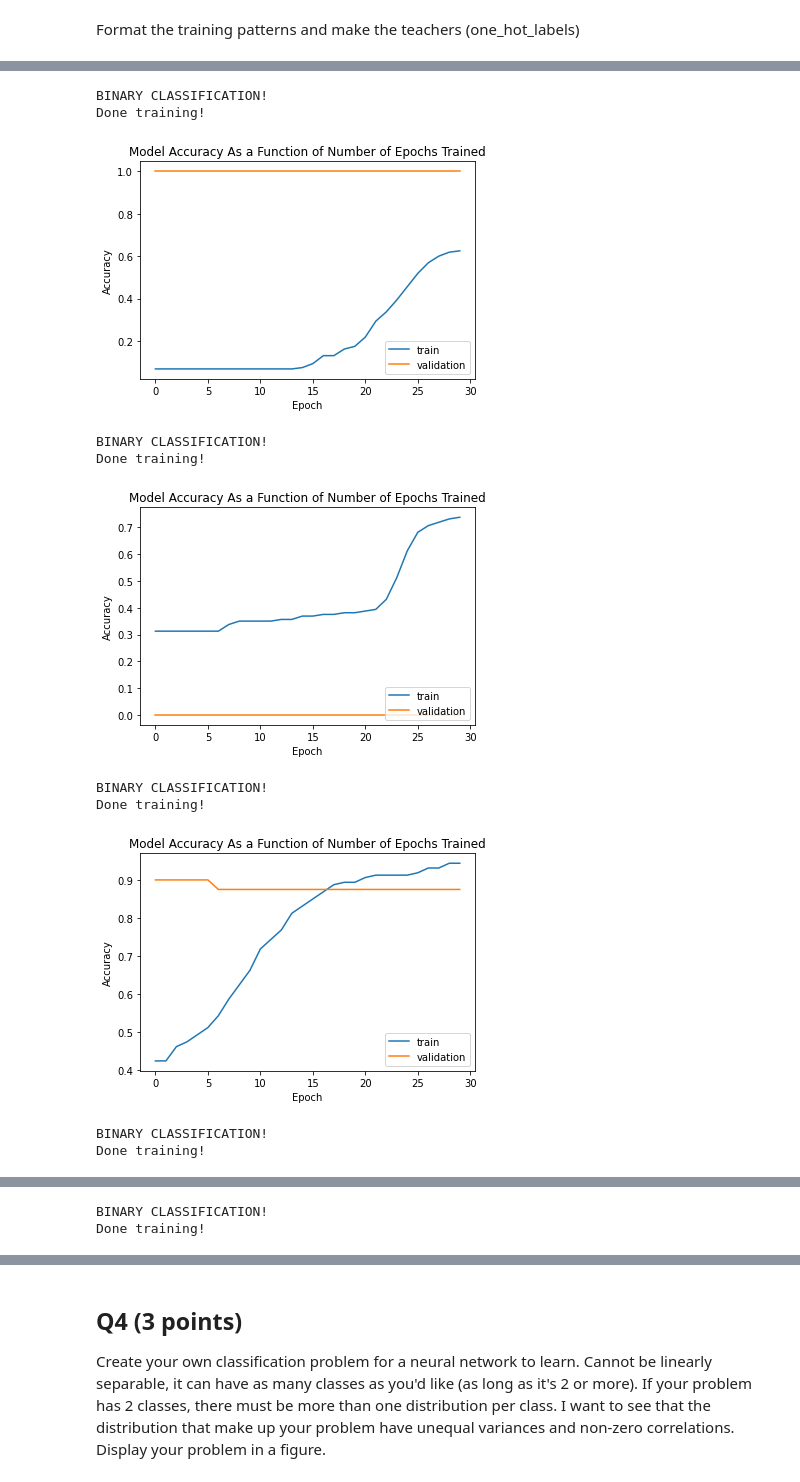
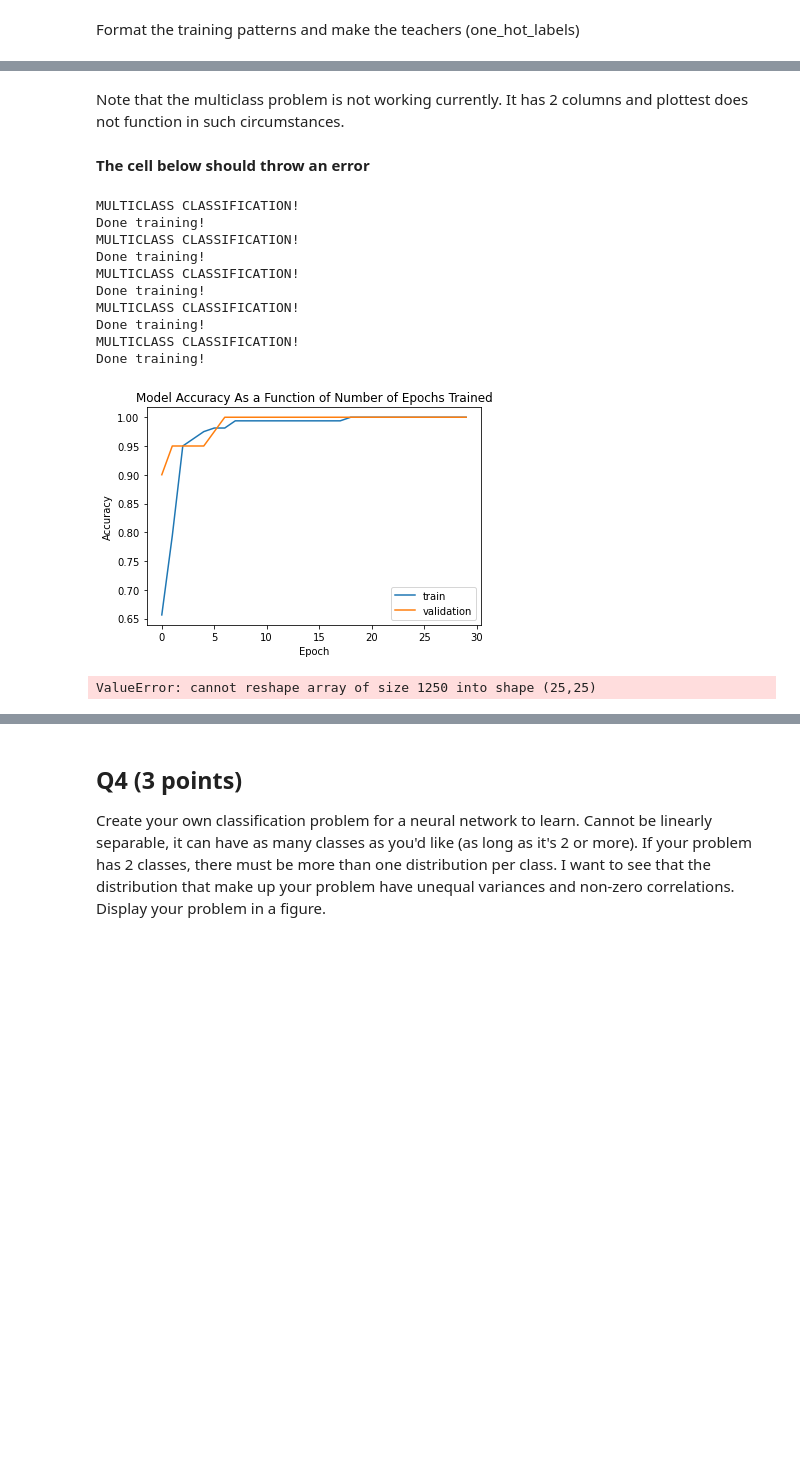
Before and after one commit to kdmalc/CompNeuro, a Jupyter notebook: 06/Homework6_Malcolm.ipynb, the cells around one changed output, grey strips where cells are left out. Cells and saved outputs as stored; diff of their text form; code cells hidden in the pictures; blank space fills up the shorter version.

Commit message:
Working functions

```diff
--- a/06/Homework6_Malcolm.ipynb
+++ b/06/Homework6_Malcolm.ipynb
@@ -355,24 +225,0 @@ plottest(xv, yv, test_labels_onehot_2D, sample0, sample1)
-# %%
-def run_pipeline(node_list=[2,2,1], func_list=['relu'], my_opt='adam', loss_func='sparse_categorical_crossentropy', num_epochs=30, my_batch=40):
-
-    for _ in range(5):
-        network = create_network(node_list, func_list, my_opt, loss_func)
-        history = network.fit(train_array,
-                              train_labels_onehot,
-                              verbose=False,
-                              validation_split=.2,
-                              epochs=num_epochs,
-                              batch_size=my_batch)
-        print('Done training!')
-        plot_model_acc(history)
-
-    out = network.predict(
-       test_pats,
-       batch_size = my_batch,
-       verbose = 0,
-       workers = 1,
-       use_multiprocessing = False)
-
-    plottest(xv, yv, out, sample0, sample1)
-    plottest(xv, yv, test_labels_onehot_2D, sample0, sample1)
-    return network, history, out
@@ -402,14 +322,19 @@ Done training!
+# %% [markdown]
+Note that the multiclass problem is not working currently.  It has 2 columns and plottest does not function in such circumstances. <br>
+<br>
+__The cell below should throw an error__
 # %%
-network, history, out = pipeline4 = run_pipeline(node_list=[2,4,4,1])
+network_pip, history_pip, out_pip_multi = run_pipeline(train_array, train_labels_onehot, node_list=[2,4,4,2])
 # %% [output]
-BINARY CLASSIFICATION!
+MULTICLASS CLASSIFICATION!
 Done training!
+MULTICLASS CLASSIFICATION!
+Done training!
+MULTICLASS CLASSIFICATION!
+Done training!
+MULTICLASS CLASSIFICATION!
+Done training!
+MULTICLASS CLASSIFICATION!
+Done training!
-[figure, old version]
+[figure, new version]
-BINARY CLASSIFICATION!
-Done training!
+ValueError: cannot reshape array of size 1250 into shape (25,25)
-[figure, removed]
-BINARY CLASSIFICATION!
-Done training!
-[figure, removed]
-BINARY CLASSIFICATION!
-Done training!
@@ -417,2 +340,0 @@ Done training!
-BINARY CLASSIFICATION!
-Done training!
```
Also changed, not shown: parts of 27 cells of this notebook.
